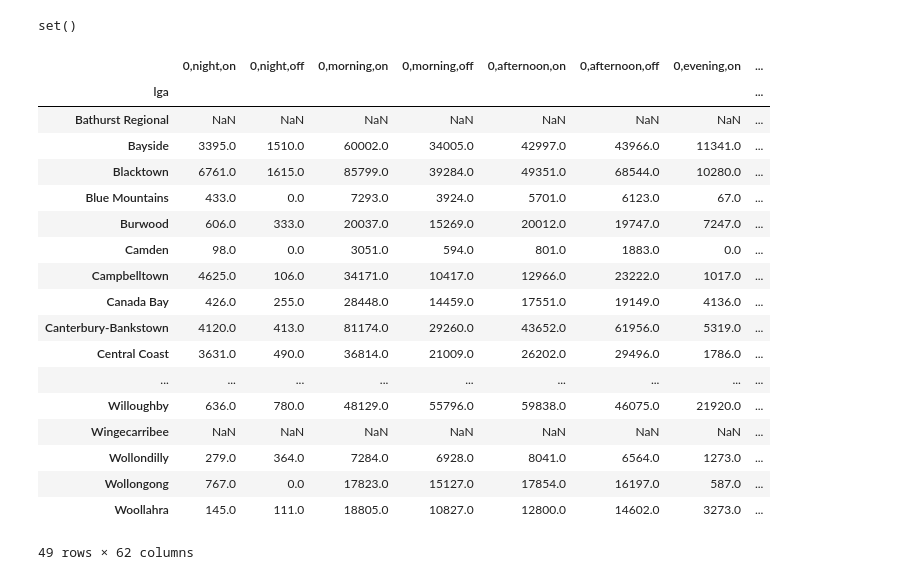
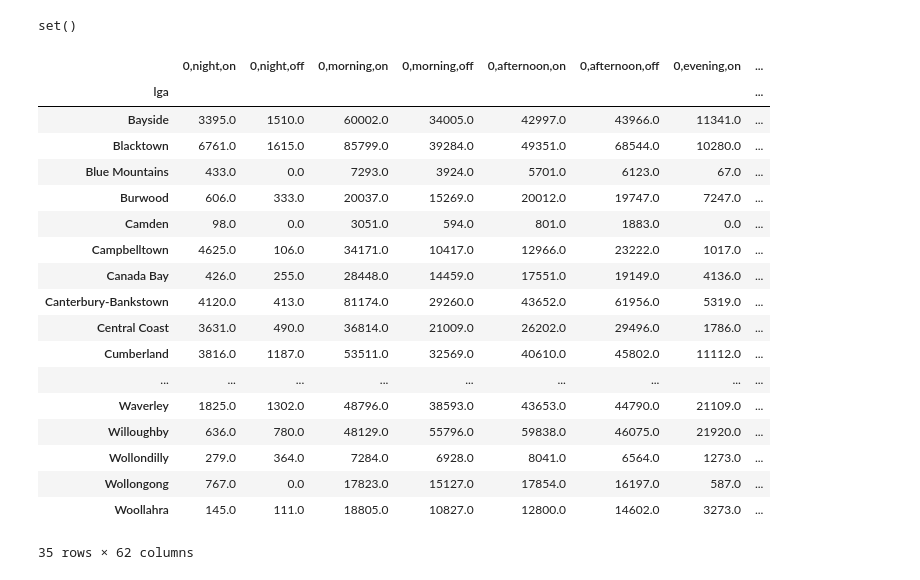
Before and after one commit to desultir/capstone, a Jupyter notebook: notebooks/tdm/regress opal.ipynb, the cells around one changed output. Saved outputs shown, nothing was run; the diff lists cells and outputs as text; code cells hidden in the pictures.

```diff
--- a/notebooks/tdm/regress opal.ipynb
+++ b/notebooks/tdm/regress opal.ipynb
@@ -55,12 +55,11 @@ for df in outdfs[1:]:
 featuredf = featuredf.fillna(0)
 # %%
 master_df = featuredf.join(nswdf_target.set_index("LGA"))
-master_df = master_df.where((master_df == 0).astype(int).sum(axis=1) < 15).d
+master_df = master_df.where((master_df == 0).astype(int).sum(axis=1) < 15).dropna()
 master_df
 # %% [output]
 |  | 0,night,on | 0,night,off | 0,morning,on | 0,morning,off | 0,afternoon,on | 0,afternoon,off | 0,evening,on | ... |
 | lga |  |  |  |  |  |  |  | ... |
-| Bathurst Regional | NaN | NaN | NaN | NaN | NaN | NaN | NaN | ... |
 | Bayside | 3395.0 | 1510.0 | 60002.0 | 34005.0 | 42997.0 | 43966.0 | 11341.0 | ... |
 | Blacktown | 6761.0 | 1615.0 | 85799.0 | 39284.0 | 49351.0 | 68544.0 | 10280.0 | ... |
 | Blue Mountains | 433.0 | 0.0 | 7293.0 | 3924.0 | 5701.0 | 6123.0 | 67.0 | ... |
@@ -70,13 +69,14 @@ master_df
 | Canada Bay | 426.0 | 255.0 | 28448.0 | 14459.0 | 17551.0 | 19149.0 | 4136.0 | ... |
 | Canterbury-Bankstown | 4120.0 | 413.0 | 81174.0 | 29260.0 | 43652.0 | 61956.0 | 5319.0 | ... |
 | Central Coast | 3631.0 | 490.0 | 36814.0 | 21009.0 | 26202.0 | 29496.0 | 1786.0 | ... |
+| Cumberland | 3816.0 | 1187.0 | 53511.0 | 32569.0 | 40610.0 | 45802.0 | 11112.0 | ... |
 | ... | ... | ... | ... | ... | ... | ... | ... | ... |
+| Waverley | 1825.0 | 1302.0 | 48796.0 | 38593.0 | 43653.0 | 44790.0 | 21109.0 | ... |
 | Willoughby | 636.0 | 780.0 | 48129.0 | 55796.0 | 59838.0 | 46075.0 | 21920.0 | ... |
-| Wingecarribee | NaN | NaN | NaN | NaN | NaN | NaN | NaN | ... |
 | Wollondilly | 279.0 | 364.0 | 7284.0 | 6928.0 | 8041.0 | 6564.0 | 1273.0 | ... |
 | Wollongong | 767.0 | 0.0 | 17823.0 | 15127.0 | 17854.0 | 16197.0 | 587.0 | ... |
 | Woollahra | 145.0 | 111.0 | 18805.0 | 10827.0 | 12800.0 | 14602.0 | 3273.0 | ... |
-49 rows × 62 columns
+35 rows × 62 columns
 # %%
 from sklearn.model_selection import KFold
 from sklearn.metrics import mean_squared_error
```
Also changed, not shown: parts of 3 cells of this notebook, 2 other files.
